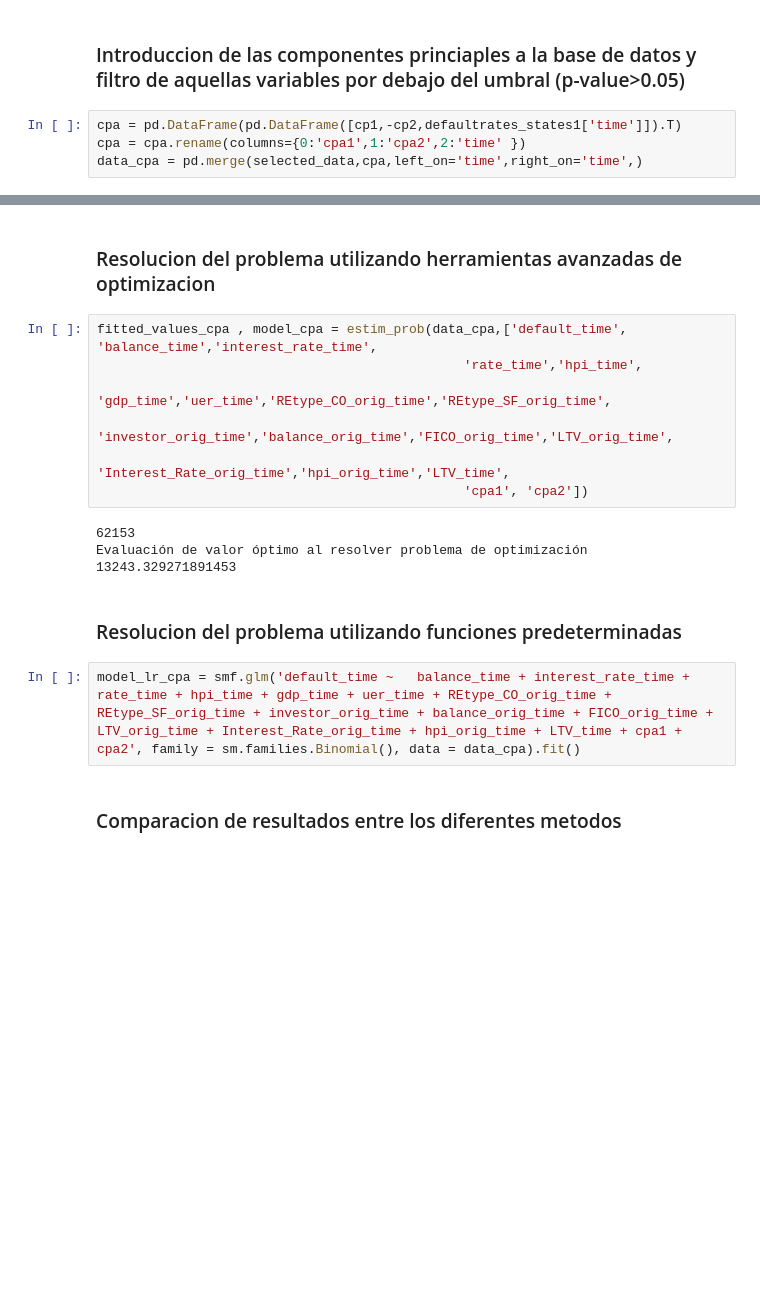
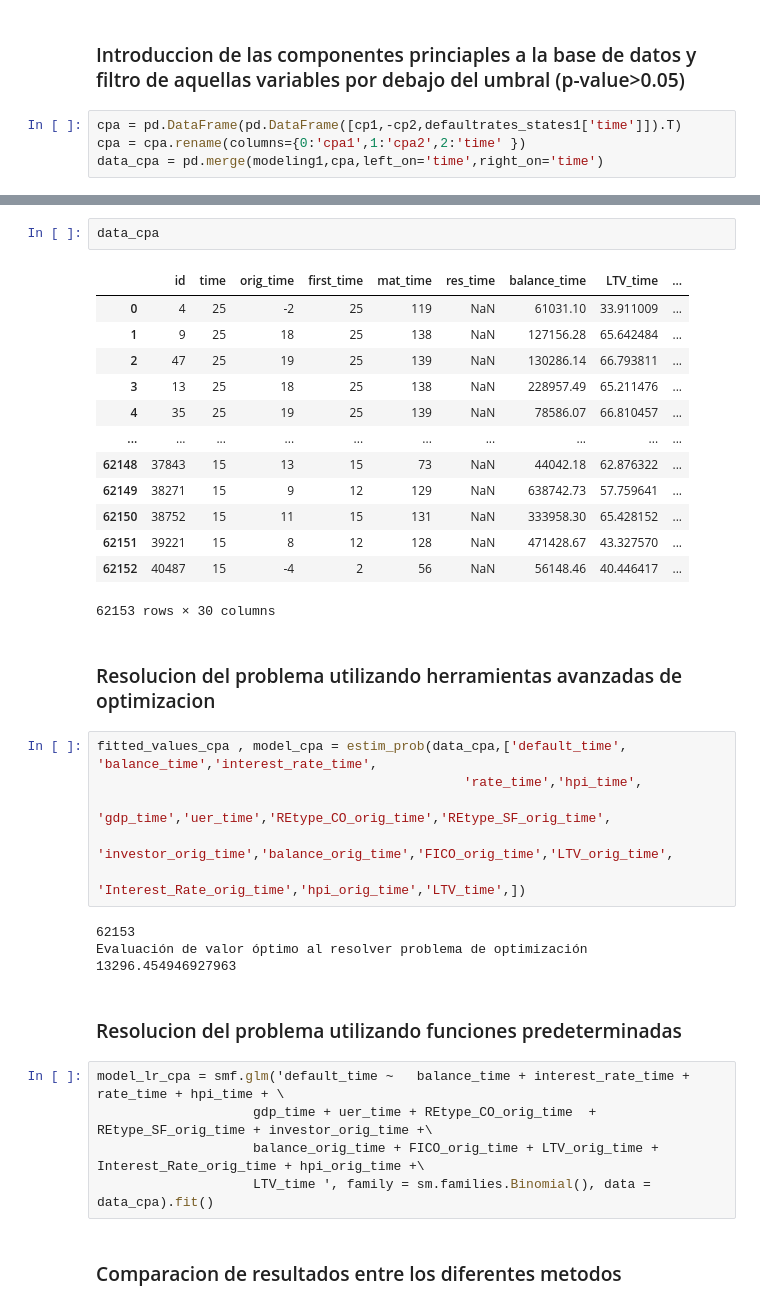
Before and after one commit to arenitss/Proyecto_Final_Analisis_Numerico_Computo_Cientifico, a Jupyter notebook: Reporte/Reporte.ipynb, the cells around one changed output, grey strips where cells are left out. Cells and saved outputs as stored; diff of their text form; blank space fills up the shorter version.

```diff
--- a/Reporte/Reporte.ipynb
+++ b/Reporte/Reporte.ipynb
@@ -636,4 +641,4 @@ plt.show
 # %%
 cpa = pd.DataFrame(pd.DataFrame([cp1,-cp2,defaultrates_states1['time']]).T)
 cpa = cpa.rename(columns={0:'cpa1',1:'cpa2',2:'time' })
-data_cpa = pd.merge(selected_data,cpa,left_on='time',right_on='time',)
+data_cpa = pd.merge(modeling1,cpa,left_on='time',right_on='time')
@@ -640,3 +661,19 @@ data_cpa = pd.merge(selected_data,cpa,left_on='time',right_on='time',)
+# %%
+data_cpa
+# %% [output]
+|  | id | time | orig_time | first_time | mat_time | res_time | balance_time | LTV_time | ... |
+| 0 | 4 | 25 | -2 | 25 | 119 | NaN | 61031.10 | 33.911009 | ... |
+| 1 | 9 | 25 | 18 | 25 | 138 | NaN | 127156.28 | 65.642484 | ... |
+| 2 | 47 | 25 | 19 | 25 | 139 | NaN | 130286.14 | 66.793811 | ... |
+| 3 | 13 | 25 | 18 | 25 | 138 | NaN | 228957.49 | 65.211476 | ... |
+| 4 | 35 | 25 | 19 | 25 | 139 | NaN | 78586.07 | 66.810457 | ... |
+| ... | ... | ... | ... | ... | ... | ... | ... | ... | ... |
+| 62148 | 37843 | 15 | 13 | 15 | 73 | NaN | 44042.18 | 62.876322 | ... |
+| 62149 | 38271 | 15 | 9 | 12 | 129 | NaN | 638742.73 | 57.759641 | ... |
+| 62150 | 38752 | 15 | 11 | 15 | 131 | NaN | 333958.30 | 65.428152 | ... |
+| 62151 | 39221 | 15 | 8 | 12 | 128 | NaN | 471428.67 | 43.327570 | ... |
+| 62152 | 40487 | 15 | -4 | 2 | 56 | NaN | 56148.46 | 40.446417 | ... |
+62153 rows × 30 columns
 # %% [markdown]
 ### Resolucion del problema utilizando herramientas avanzadas de optimizacion
 # %%
@@ -644,15 +681,17 @@ fitted_values_cpa , model_cpa = estim_prob(data_cpa,['default_time', 'balance_ti
                                                'rate_time','hpi_time',
                                                'gdp_time','uer_time','REtype_CO_orig_time','REtype_SF_orig_time',
                                                'investor_orig_time','balance_orig_time','FICO_orig_time','LTV_orig_time',
-                                               'Interest_Rate_orig_time','hpi_orig_time','LTV_time',
-                                               'cpa1', 'cpa2'])
+                                               'Interest_Rate_orig_time','hpi_orig_time','LTV_time',])
 # %% [output]
 62153
-Evaluación de valor óptimo al resolver problema de optimización 13243.329271891453
+Evaluación de valor óptimo al resolver problema de optimización 13296.454946927963
 # %% [markdown]
 ### Resolucion del problema utilizando funciones predeterminadas
 # %%
-model_lr_cpa = smf.glm('default_time ~   balance_time + interest_rate_time + rate_time + hpi_time + gdp_time + uer_time + REtype_CO_orig_time + REtype_SF_orig_time + investor_orig_time + balance_orig_time + FICO_orig_time + LTV_orig_time + Interest_Rate_orig_time + hpi_orig_time + LTV_time + cpa1 + cpa2', family = sm.families.Binomial(), data = data_cpa).fit()
+model_lr_cpa = smf.glm('default_time ~   balance_time + interest_rate_time + rate_time + hpi_time + \
+                    gdp_time + uer_time + REtype_CO_orig_time  + REtype_SF_orig_time + investor_orig_time +\
+                    balance_orig_time + FICO_orig_time + LTV_orig_time + Interest_Rate_orig_time + hpi_orig_time +\
+                    LTV_time ', family = sm.families.Binomial(), data = data_cpa).fit()
 # %% [markdown]
 ### Comparacion de resultados entre los diferentes metodos
 # %% [markdown]
```
Also changed, not shown: parts of 19 cells of this notebook.
